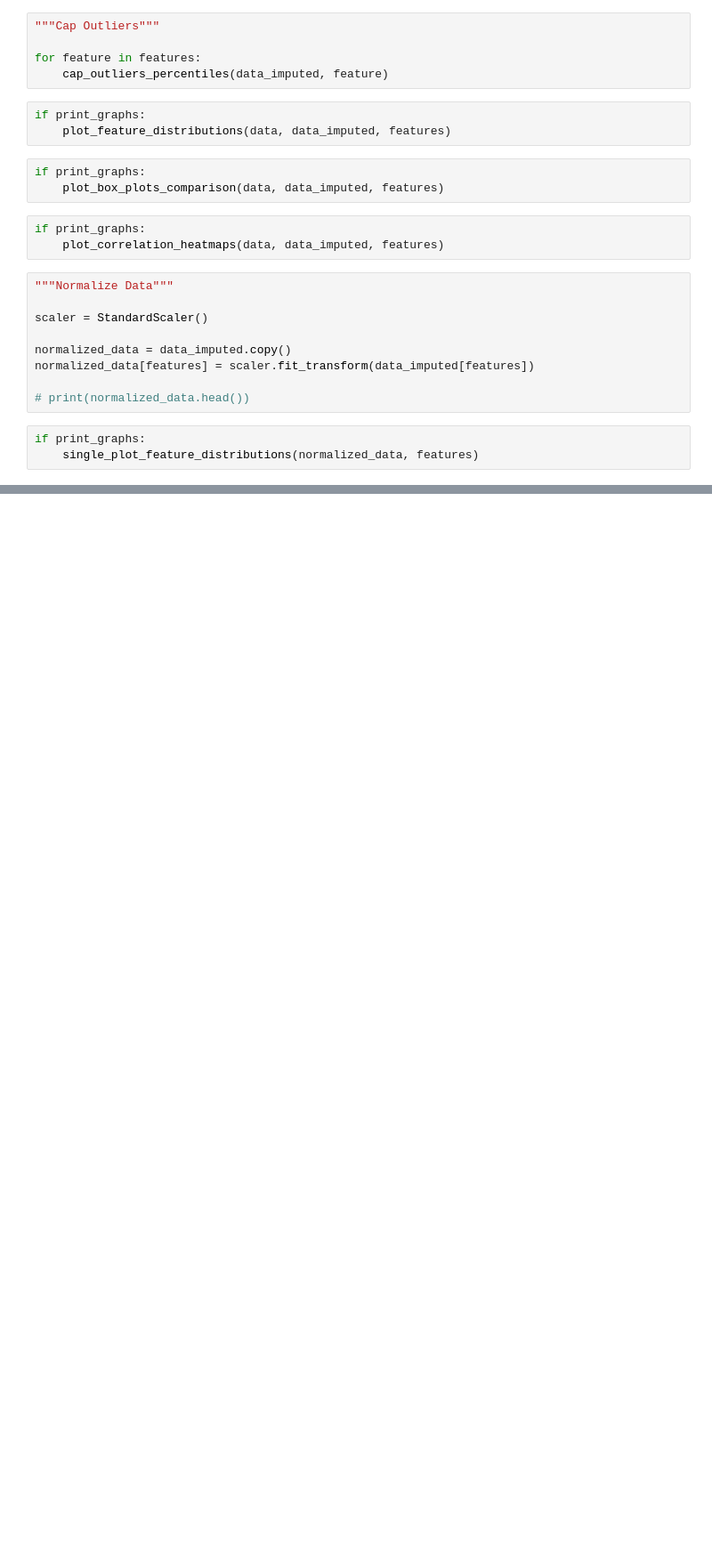
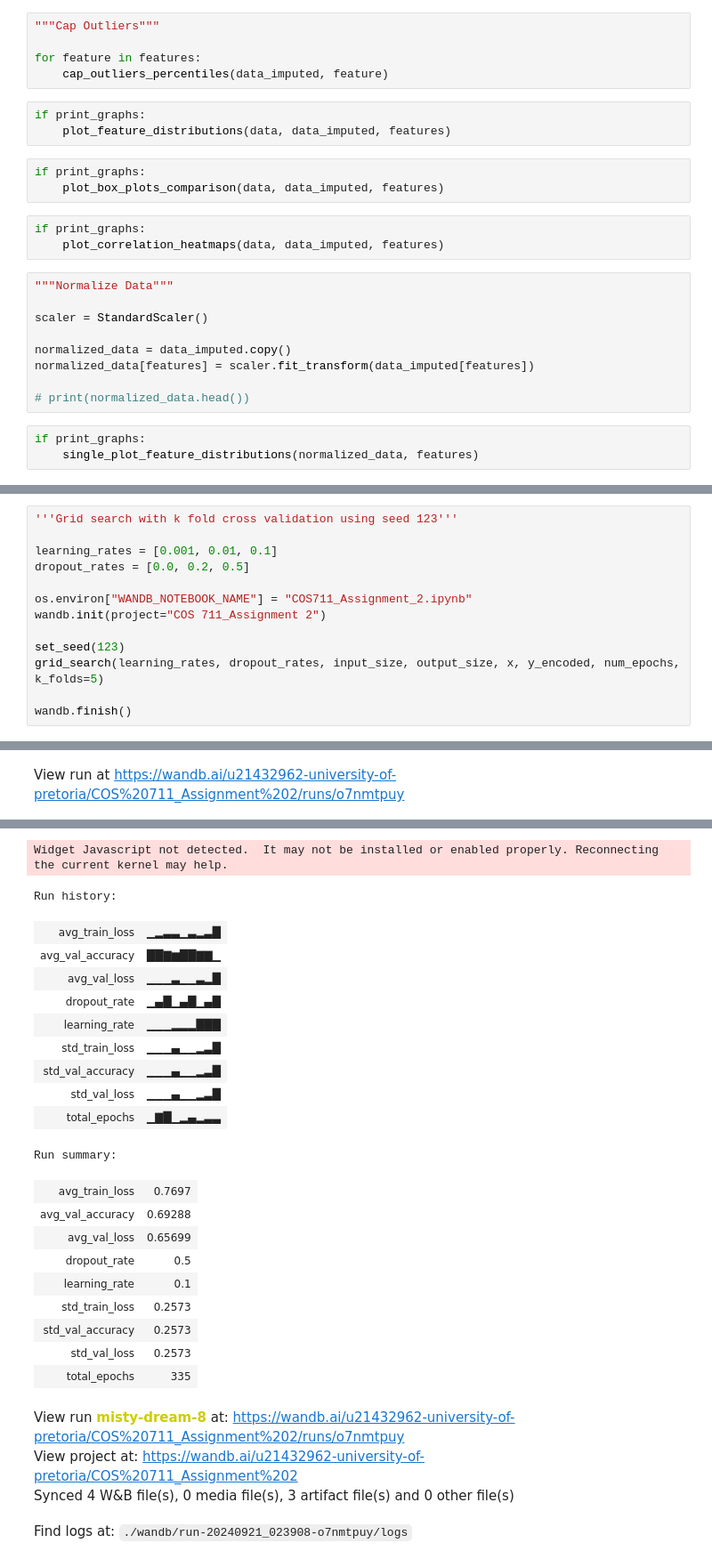
Before and after one commit to ogb-Welsh/COS711_Assignment_2, a Jupyter notebook: COS711_Assignment_2.ipynb, the cells around one changed output, grey strips where cells are left out. Shown at 89% size. Cells and saved outputs as stored; diff of their text form; blank space fills up the shorter version.

Commit message:
grid search using k fold cross validation set up

```diff
--- a/COS711_Assignment_2.ipynb
+++ b/COS711_Assignment_2.ipynb
@@ -320,0 +392,14 @@ if print_graphs:
+# %%
+'''Grid search with k fold cross validation using seed 123'''
+
+learning_rates = [0.001, 0.01, 0.1]
+dropout_rates = [0.0, 0.2, 0.5]
+
+os.environ["WANDB_NOTEBOOK_NAME"] = "COS711_Assignment_2.ipynb"
+wandb.init(project="COS 711_Assignment 2")
+
+set_seed(123)
+grid_search(learning_rates, dropout_rates, input_size, output_size, x, y_encoded, num_epochs, k_folds=5)
+
+wandb.finish()
+# %% [output]
@@ -320,0 +412 @@ if print_graphs:
+View run at https://wandb.ai/u21432962-university-of-pretoria/COS%20711_Assignment%202/runs/o7nmtpuy
@@ -321 +430,26 @@ if print_graphs:
+Widget Javascript not detected.  It may not be installed or enabled properly. Reconnecting the current kernel may help.
+Run history:
+| avg_train_loss | ▁▂▃▃▁▃▂▃█ |
+| avg_val_accuracy | ██▇▆██▇▇▁ |
+| avg_val_loss | ▁▁▁▃▁▁▃▂█ |
+| dropout_rate | ▁▄█▁▄█▁▄█ |
+| learning_rate | ▁▁▁▂▂▂███ |
+| std_train_loss | ▁▁▁▄▁▁▂▃█ |
+| std_val_accuracy | ▁▁▁▄▁▁▂▃█ |
+| std_val_loss | ▁▁▁▄▁▁▂▃█ |
+| total_epochs | ▁▇█▁▂▄▂▃▃ |
+Run summary:
+| avg_train_loss | 0.7697 |
+| avg_val_accuracy | 0.69288 |
+| avg_val_loss | 0.65699 |
+| dropout_rate | 0.5 |
+| learning_rate | 0.1 |
+| std_train_loss | 0.2573 |
+| std_val_accuracy | 0.2573 |
+| std_val_loss | 0.2573 |
+| total_epochs | 335 |
+View run misty-dream-8 at: https://wandb.ai/u21432962-university-of-pretoria/COS%20711_Assignment%202/runs/o7nmtpuy
+View project at: https://wandb.ai/u21432962-university-of-pretoria/COS%20711_Assignment%202
+Synced 4 W&B file(s), 0 media file(s), 3 artifact file(s) and 0 other file(s)
+Find logs at: ./wandb/run-20240921_023908-o7nmtpuy/logs
 # %%
```
Also changed, not shown: parts of 7 cells of this notebook, 2 other files.
